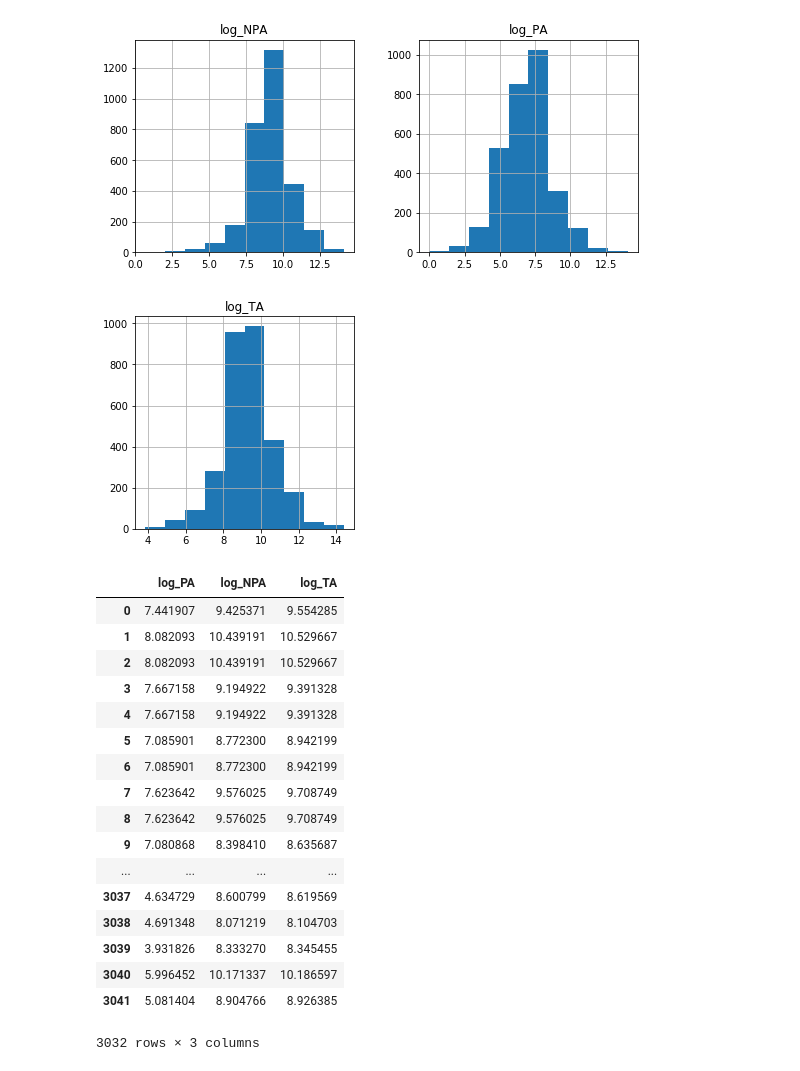
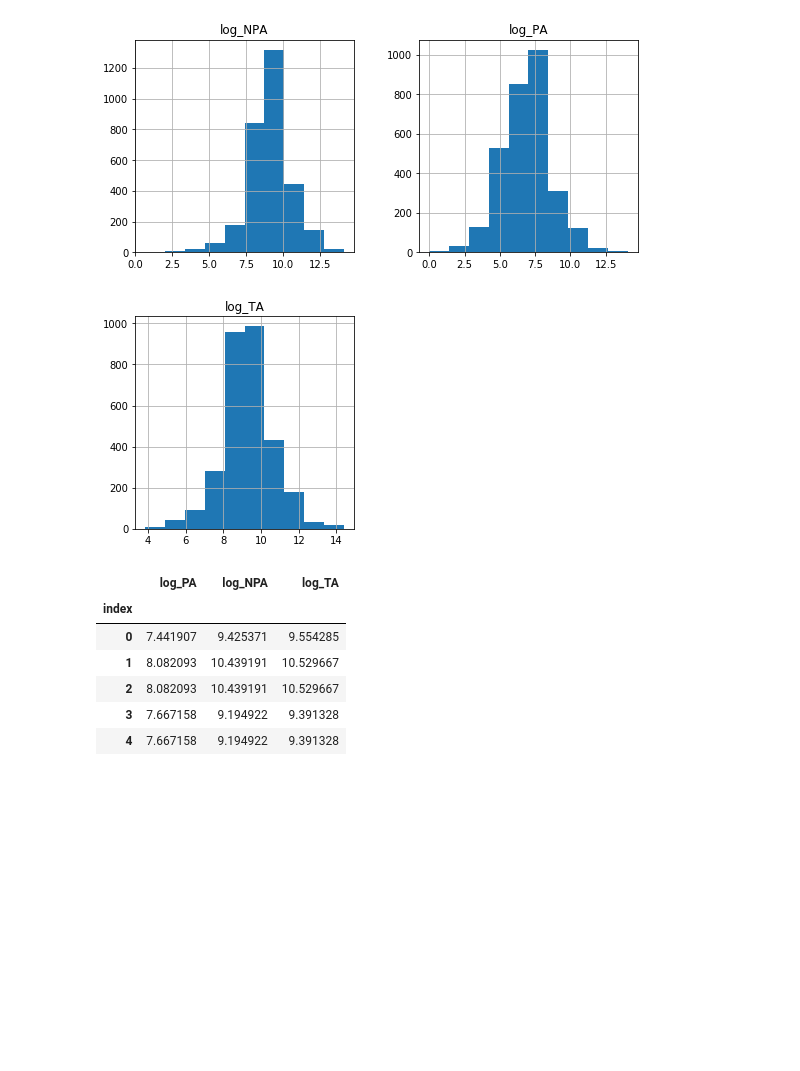
Before and after one commit to aulorbe/Life-Expectancy-In-The-US, a Jupyter notebook: EDA.ipynb, the cells around one changed output. Cells and saved outputs as stored; diff of their text form; code cells hidden in the pictures; blank space fills up the shorter version.

Commit message:
fix all data, ready to regress

```diff
--- a/EDA.ipynb
+++ b/EDA.ipynb
@@ -86,26 +110,15 @@ data_log.hist(figsize=[9,9]);
 # %% [output]
 [figure]
 # %%
-data_log
+data_log.head()
 # %% [output]
 |  | log_PA | log_NPA | log_TA |
+| index |  |  |  |
 | 0 | 7.441907 | 9.425371 | 9.554285 |
 | 1 | 8.082093 | 10.439191 | 10.529667 |
 | 2 | 8.082093 | 10.439191 | 10.529667 |
 | 3 | 7.667158 | 9.194922 | 9.391328 |
 | 4 | 7.667158 | 9.194922 | 9.391328 |
-| 5 | 7.085901 | 8.772300 | 8.942199 |
-| 6 | 7.085901 | 8.772300 | 8.942199 |
-| 7 | 7.623642 | 9.576025 | 9.708749 |
-| 8 | 7.623642 | 9.576025 | 9.708749 |
-| 9 | 7.080868 | 8.398410 | 8.635687 |
-| ... | ... | ... | ... |
-| 3037 | 4.634729 | 8.600799 | 8.619569 |
-| 3038 | 4.691348 | 8.071219 | 8.104703 |
-| 3039 | 3.931826 | 8.333270 | 8.345455 |
-| 3040 | 5.996452 | 10.171337 | 10.186597 |
-| 3041 | 5.081404 | 8.904766 | 8.926385 |
-3032 rows × 3 columns
 # %%
 # We are joining our log-ed cat vars with our original dataframe to perform OLS analysis later
 
```
Also changed, not shown: parts of 3 cells of this notebook, 4 other files.
